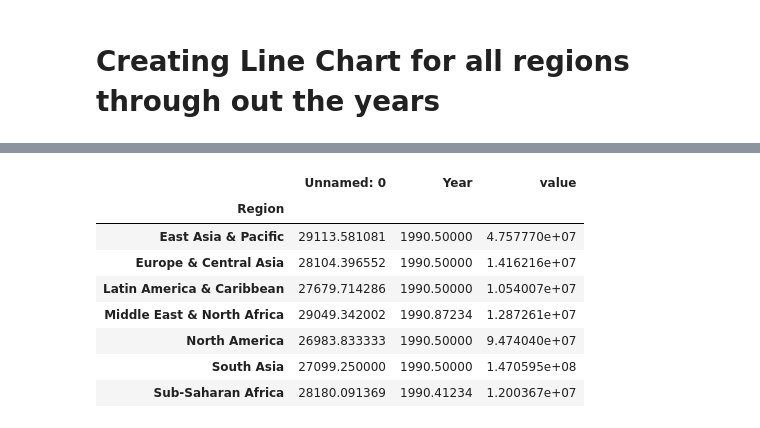
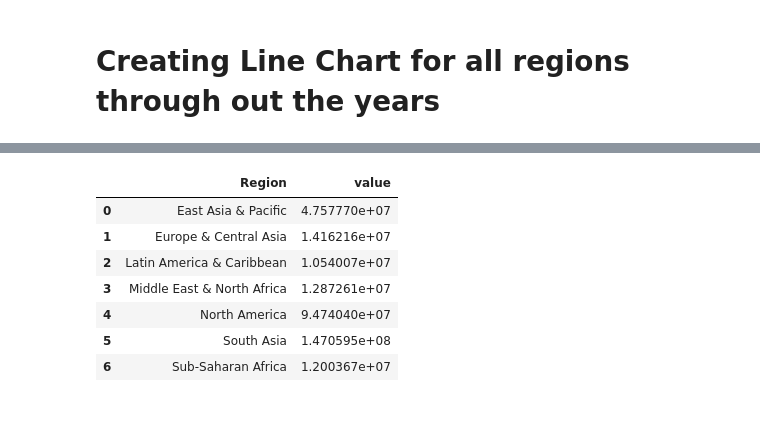
Before and after one commit to Zarak00/Data690_fall2022, a Jupyter notebook: assignments_07/assignment_07.ipynb, the cells around one changed output, grey strips where cells are left out. Drawn from its saved outputs; the diff is of its cells as text; code cells hidden in the pictures.

```diff
--- a/assignments_07/assignment_07.ipynb
+++ b/assignments_07/assignment_07.ipynb
@@ -353,14 +353,14 @@ fig.show()
 # %% [output]
 [interactive output not drawn]
 # %%
-df11.groupby(['Region']).mean()
+df12 = df11.groupby(['Region'])['value'].mean().reset_index()
+df12
 # %% [output]
-|  | Unnamed: 0 | Year | value |
-| Region |  |  |  |
-| East Asia & Pacific | 29113.581081 | 1990.50000 | 4.757770e+07 |
-| Europe & Central Asia | 28104.396552 | 1990.50000 | 1.416216e+07 |
-| Latin America & Caribbean | 27679.714286 | 1990.50000 | 1.054007e+07 |
-| Middle East & North Africa | 29049.342002 | 1990.87234 | 1.287261e+07 |
-| North America | 26983.833333 | 1990.50000 | 9.474040e+07 |
-| South Asia | 27099.250000 | 1990.50000 | 1.470595e+08 |
-| Sub-Saharan Africa | 28180.091369 | 1990.41234 | 1.200367e+07 |
+|  | Region | value |
+| 0 | East Asia & Pacific | 4.757770e+07 |
+| 1 | Europe & Central Asia | 1.416216e+07 |
+| 2 | Latin America & Caribbean | 1.054007e+07 |
+| 3 | Middle East & North Africa | 1.287261e+07 |
+| 4 | North America | 9.474040e+07 |
+| 5 | South Asia | 1.470595e+08 |
+| 6 | Sub-Saharan Africa | 1.200367e+07 |
```
Also changed, not shown: parts of 5 cells of this notebook.
